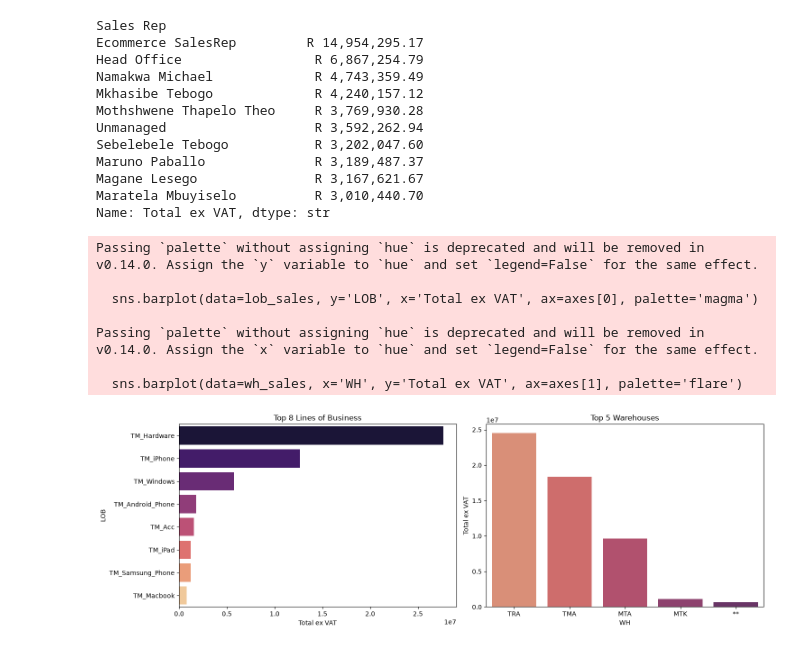
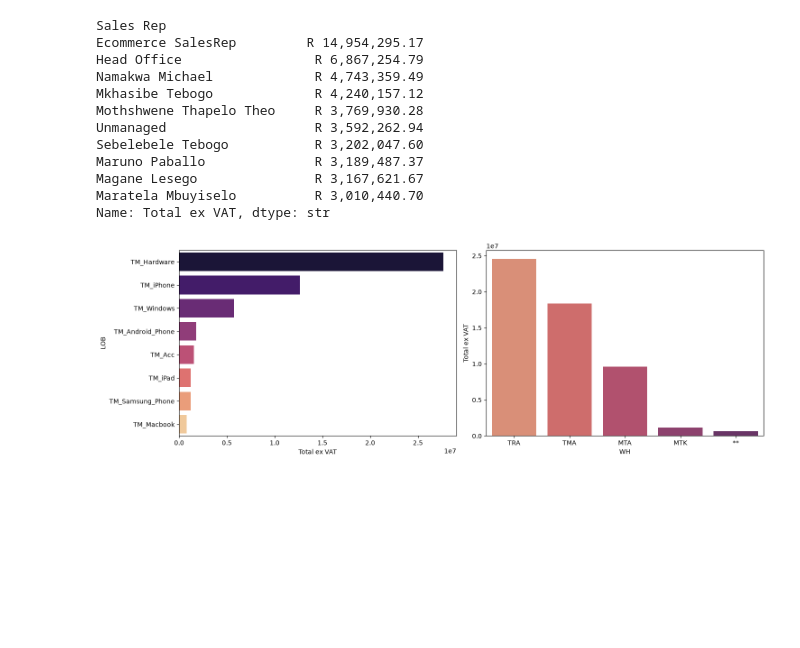
Before and after one commit to TameezC/Data-Analysis-Practice, a Jupyter notebook: analysis.ipynb, the cells around one changed output. Drawn from its saved outputs; the diff is of its cells as text; code cells hidden in the pictures; blank space fills up the shorter version.

Commit message:
Fix remaining seaborn palette warnings

```diff
--- a/analysis.ipynb
+++ b/analysis.ipynb
@@ -146,32 +143,23 @@ Name: Total ex VAT, dtype: str
 # %%
 # Calculate revenue by Line of Business (LOB)
 lob_sales = df.groupby('LOB')['Total ex VAT'].sum().sort_values(ascending=False).reset_index().head(8)
 
 # Calculate revenue by Warehouse (WH)
 wh_sales = df.groupby('WH')['Total ex VAT'].sum().sort_values(ascending=False).reset_index().head(5)
 
 # Setup a 1x2 subplot for side-by-side comparison
 fig, axes = plt.subplots(1, 2, figsize=(15, 5))
 
 # Plot LOB
-sns.barplot(data=lob_sales, y='LOB', x='Total ex VAT', ax=axes[0], palette='magma')
-axes[0].set_title('Top 8 Lines of Business')
+sns.barplot(data=lob_sales, y='LOB', x='Total ex VAT', ax=axes[0], hue='LOB', palette='magma', legend=False)
 
 # Plot Warehouse
-sns.barplot(data=wh_sales, x='WH', y='Total ex VAT', ax=axes[1], palette='flare')
-axes[1].set_title('Top 5 Warehouses')
+sns.barplot(data=wh_sales, x='WH', y='Total ex VAT', ax=axes[1], hue='WH', palette='flare', legend=False)
 
 plt.tight_layout()
 plt.show()
 # %% [output]
-Passing `palette` without assigning `hue` is deprecated and will be removed in v0.14.0. Assign the `y` variable to `hue` and set `legend=False` for the same effect.
-
-  sns.barplot(data=lob_sales, y='LOB', x='Total ex VAT', ax=axes[0], palette='magma')
-
-Passing `palette` without assigning `hue` is deprecated and will be removed in v0.14.0. Assign the `x` variable to `hue` and set `legend=False` for the same effect.
-
-  sns.barplot(data=wh_sales, x='WH', y='Total ex VAT', ax=axes[1], palette='flare')
-[figure, old version]
+[figure, new version]
 # %%
 # Filter the dataset for transactions where the Order Quantity is less than 0
 returns_df = df[df['Order Qty'] < 0]
```
Also changed, not shown: parts of 3 cells of this notebook.
